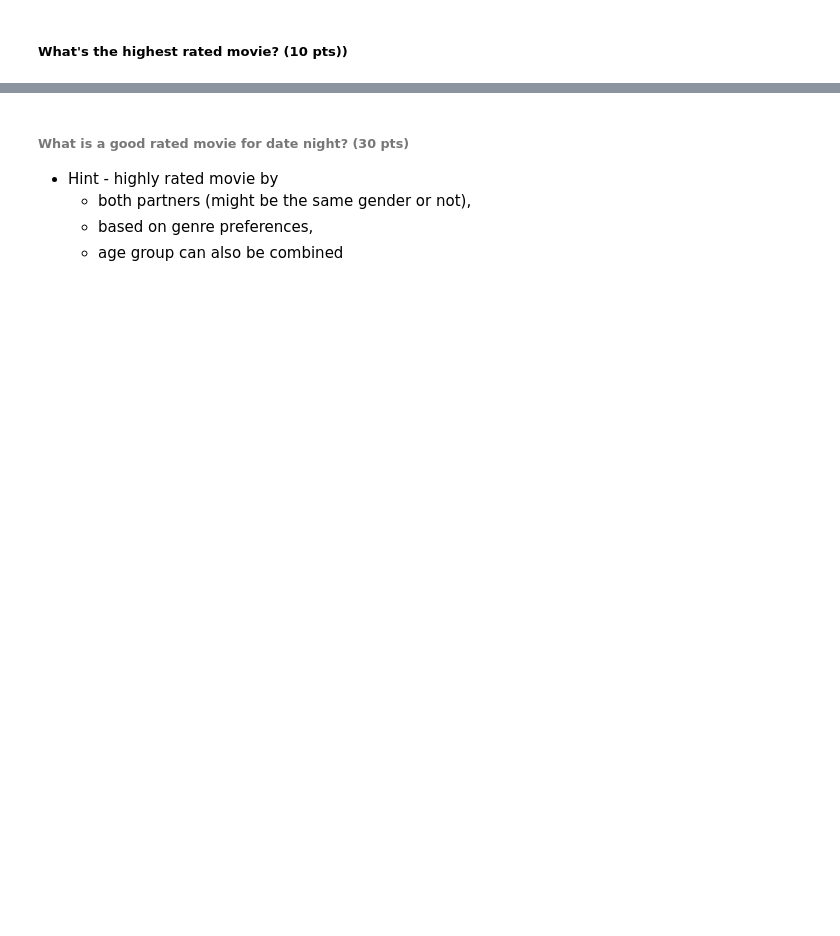
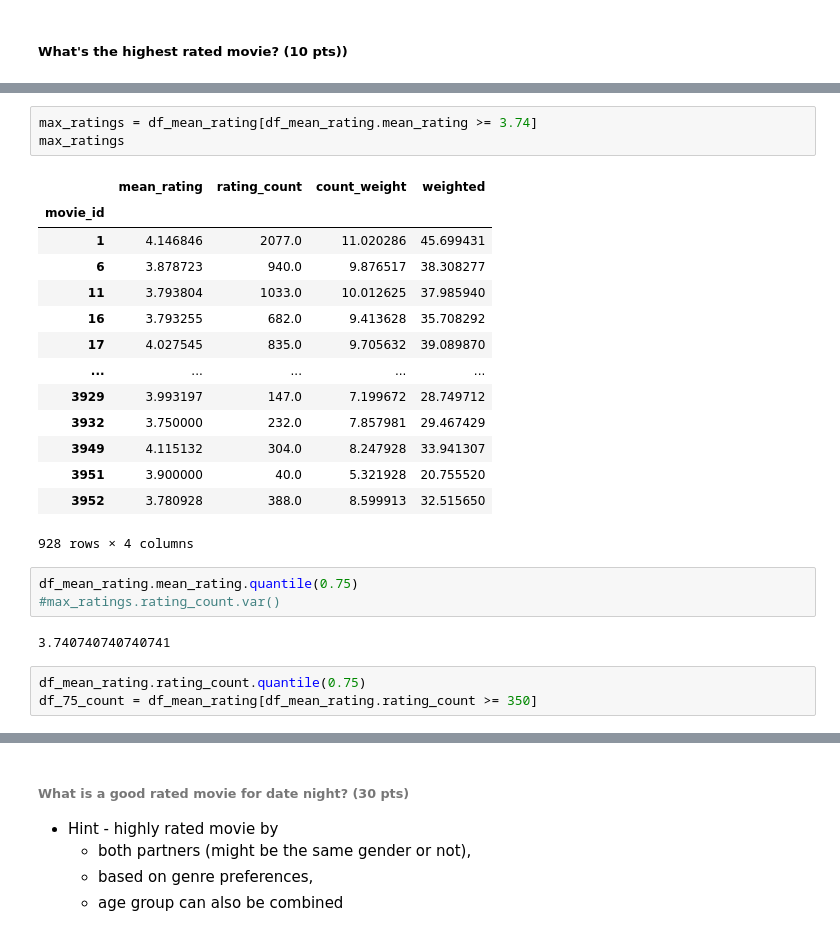
Before and after one commit to ccbrantley/CSC-405-605_2020_Assignment, a Jupyter notebook: Assignment_2/code/date_night_movie.ipynb, the cells around one changed output, grey strips where cells are left out. Cells and saved outputs as stored; diff of their text form; blank space fills up the shorter version.

```diff
--- a/Assignment_2/code/date_night_movie.ipynb
+++ b/Assignment_2/code/date_night_movie.ipynb
@@ -106,0 +169,26 @@ for x in df_user_rating_movie.groupby(by = "movie_id").rating.sum():
+# %%
+max_ratings = df_mean_rating[df_mean_rating.mean_rating >= 3.74]
+max_ratings
+# %% [output]
+|  | mean_rating | rating_count | count_weight | weighted |
+| movie_id |  |  |  |  |
+| 1 | 4.146846 | 2077.0 | 11.020286 | 45.699431 |
+| 6 | 3.878723 | 940.0 | 9.876517 | 38.308277 |
+| 11 | 3.793804 | 1033.0 | 10.012625 | 37.985940 |
+| 16 | 3.793255 | 682.0 | 9.413628 | 35.708292 |
+| 17 | 4.027545 | 835.0 | 9.705632 | 39.089870 |
+| ... | ... | ... | ... | ... |
+| 3929 | 3.993197 | 147.0 | 7.199672 | 28.749712 |
+| 3932 | 3.750000 | 232.0 | 7.857981 | 29.467429 |
+| 3949 | 4.115132 | 304.0 | 8.247928 | 33.941307 |
+| 3951 | 3.900000 | 40.0 | 5.321928 | 20.755520 |
+| 3952 | 3.780928 | 388.0 | 8.599913 | 32.515650 |
+928 rows × 4 columns
+# %%
+df_mean_rating.mean_rating.quantile(0.75)
+#max_ratings.rating_count.var()
+# %% [output]
+3.740740740740741
+# %%
+df_mean_rating.rating_count.quantile(0.75)
+df_75_count = df_mean_rating[df_mean_rating.rating_count >= 350]
```
Also changed, not shown: parts of 15 cells of this notebook.
